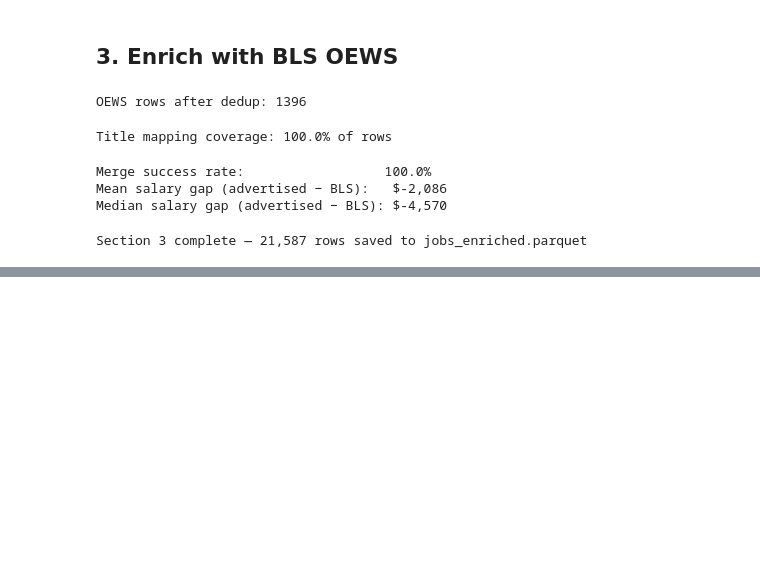
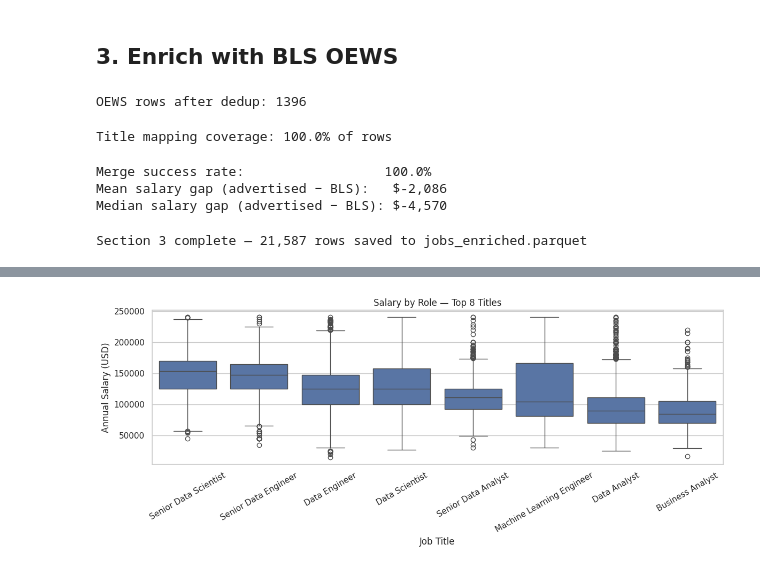
Before and after one commit to cansatir/dsa210-spring2026-project, a Jupyter notebook: notebooks/analysis.ipynb, the cells around one changed output, grey strips where cells are left out. Drawn from its saved outputs; the diff is of its cells as text; code cells hidden in the pictures; blank space fills up the shorter version.

```diff
--- a/notebooks/analysis.ipynb
+++ b/notebooks/analysis.ipynb
@@ -234,0 +260,19 @@ Section 3 complete — 21,587 rows saved to jobs_enriched.parquet
+# %%
+# fig2 — Salary by role (top 8) ────────────────────────────────
+top_roles = df['job_title_short'].value_counts().head(8).index
+df_top = df[df['job_title_short'].isin(top_roles)]
+order = (df_top.groupby('job_title_short')['salary_year_avg']
+               .median().sort_values(ascending=False).index)
+
+fig, ax = plt.subplots(figsize=(12, 5))
+sns.boxplot(data=df_top, x='job_title_short', y='salary_year_avg',
+            order=order, ax=ax)
+ax.set_title('Salary by Role — Top 8 Titles')
+ax.set_xlabel('Job Title')
+ax.set_ylabel('Annual Salary (USD)')
+ax.tick_params(axis='x', rotation=30)
+plt.tight_layout()
+plt.savefig(FIGURES / 'fig2_salary_by_role.png', dpi=120)
+plt.show()
+# %% [output]
+[figure, added]
```
Also changed, not shown: parts of 9 cells of this notebook, 7 other files.
